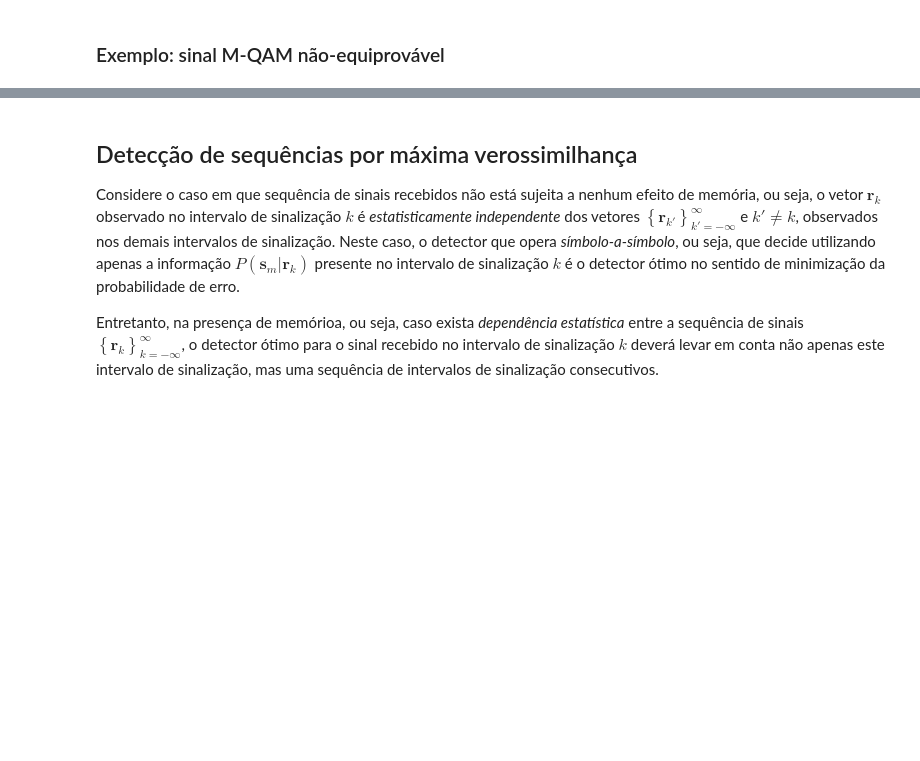
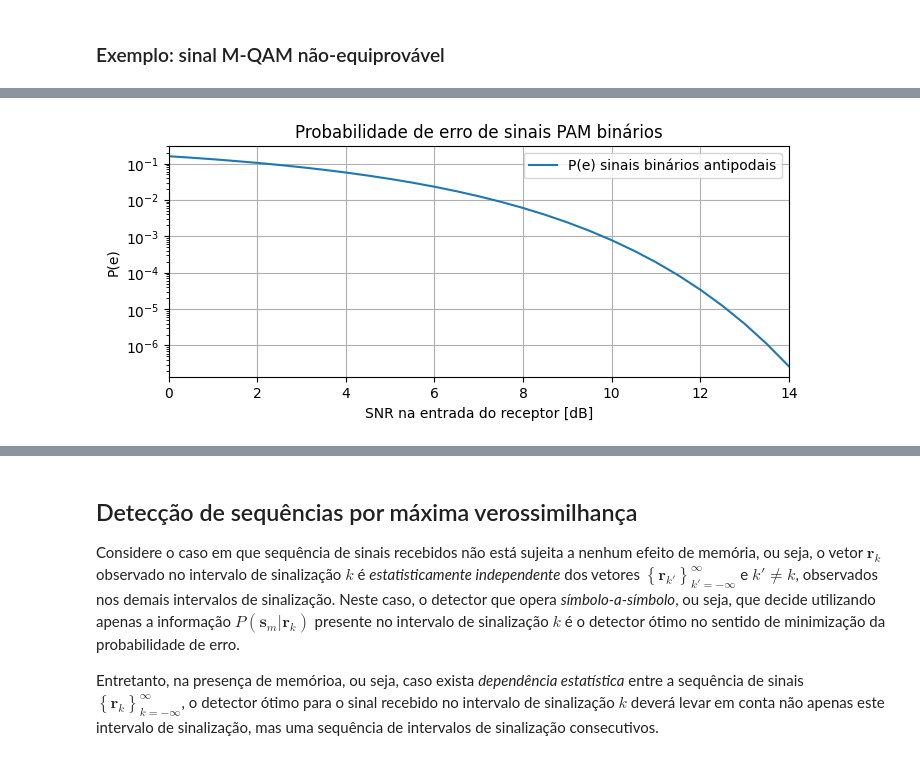
Before and after one commit to edsonportosilva/TDI, a Jupyter notebook: jupyter/3 - Receptores ótimos para canais AWGN.ipynb, the cells around one changed output, grey strips where cells are left out. Saved outputs shown, nothing was run; the diff lists cells and outputs as text; code cells hidden in the pictures; blank space fills up the shorter version.

```diff
--- a/jupyter/3 - Receptores ótimos para canais AWGN.ipynb
+++ b/jupyter/3 - Receptores ótimos para canais AWGN.ipynb
@@ -1081,0 +1139,21 @@ SER = 2.04e-02
+# %%
+from scipy.special import erfc
+
+def Q(x):
+    return 0.5*erfc(x/np.sqrt(2))
+# %%
+SNRdB = np.arange(0,14.5,0.5)
+SNR = 10**(SNRdB/10)
+
+Pe = Q(np.sqrt(SNR))
+
+plt.figure()
+plt.semilogy(SNRdB, Pe, '-', label='P(e) sinais binários antipodais')
+plt.xlabel('SNR na entrada do receptor [dB]')
+plt.ylabel('P(e)')
+plt.title('Probabilidade de erro de sinais PAM binários')
+plt.xlim(min(SNRdB), max(SNRdB))
+plt.legend()
+plt.grid();
+# %% [output]
+[figure, added]
```
Also changed, not shown: parts of 23 cells of this notebook.
